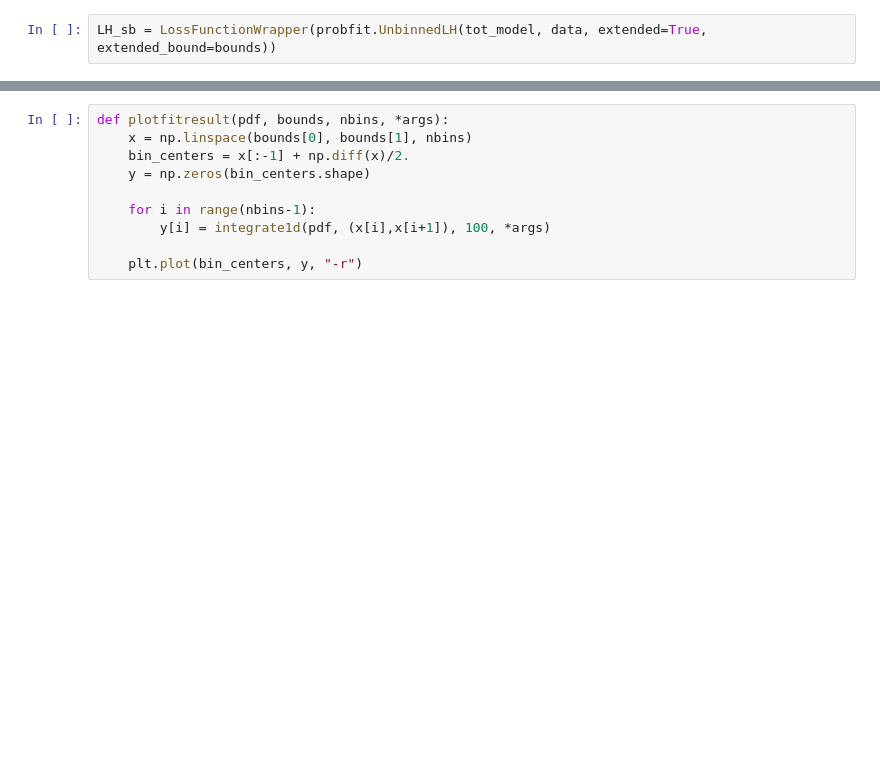
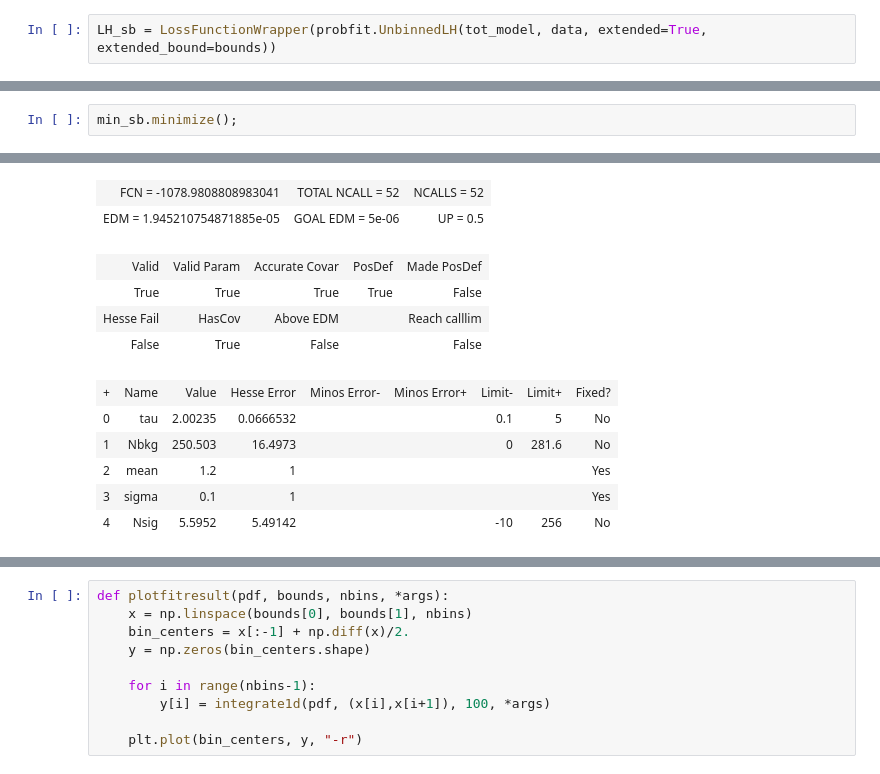
Before and after one commit to marinang/lauztat, a Jupyter notebook: docs/examples/notebooks/new_upperlimit.ipynb, the cells around one changed output, grey strips where cells are left out. Saved outputs shown, nothing was run; the diff lists cells and outputs as text; blank space fills up the shorter version.

```diff
--- a/docs/examples/notebooks/new_upperlimit.ipynb
+++ b/docs/examples/notebooks/new_upperlimit.ipynb
@@ -125,0 +110,3 @@ minuit_sb.migrad();
+# %%
+min_sb.minimize();
+# %% [output]
@@ -125,0 +114,12 @@ minuit_sb.migrad();
+| FCN = -1078.9808808983041 | TOTAL NCALL = 52 | NCALLS = 52 |
+| EDM = 1.945210754871885e-05 | GOAL EDM = 5e-06 | UP = 0.5 |
+| Valid | Valid Param | Accurate Covar | PosDef | Made PosDef |
+| True | True | True | True | False |
+| Hesse Fail | HasCov | Above EDM |  | Reach calllim |
+| False | True | False |  | False |
+| + | Name | Value | Hesse Error | Minos Error- | Minos Error+ | Limit- | Limit+ | Fixed? |
+| 0 | tau | 2.00235 | 0.0666532 |  |  | 0.1 | 5 | No |
+| 1 | Nbkg | 250.503 | 16.4973 |  |  | 0 | 281.6 | No |
+| 2 | mean | 1.2 | 1 |  |  |  |  | Yes |
+| 3 | sigma | 0.1 | 1 |  |  |  |  | Yes |
+| 4 | Nsig | 5.5952 | 5.49142 |  |  | -10 | 256 | No |
```
Also changed, not shown: parts of 19 cells of this notebook, 16 other files.
